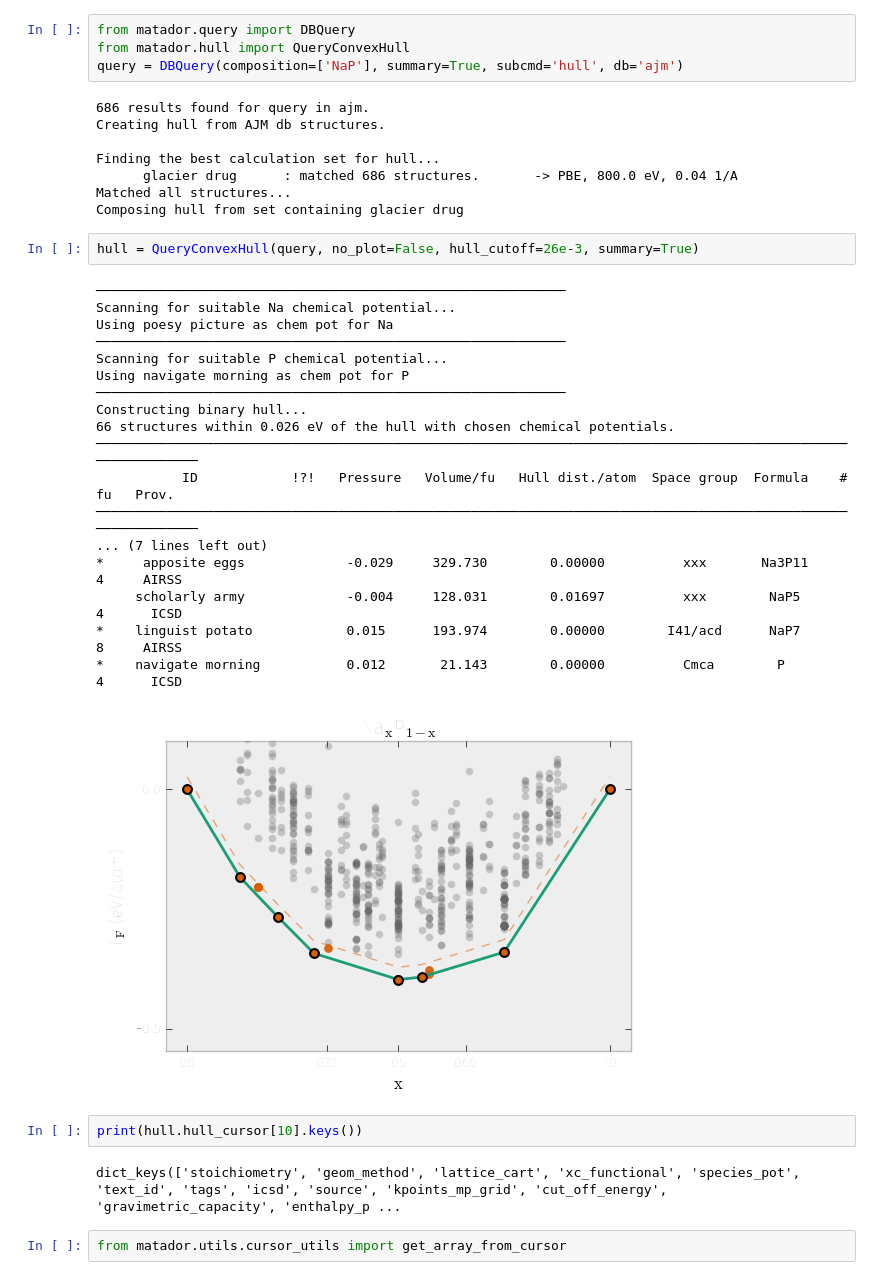
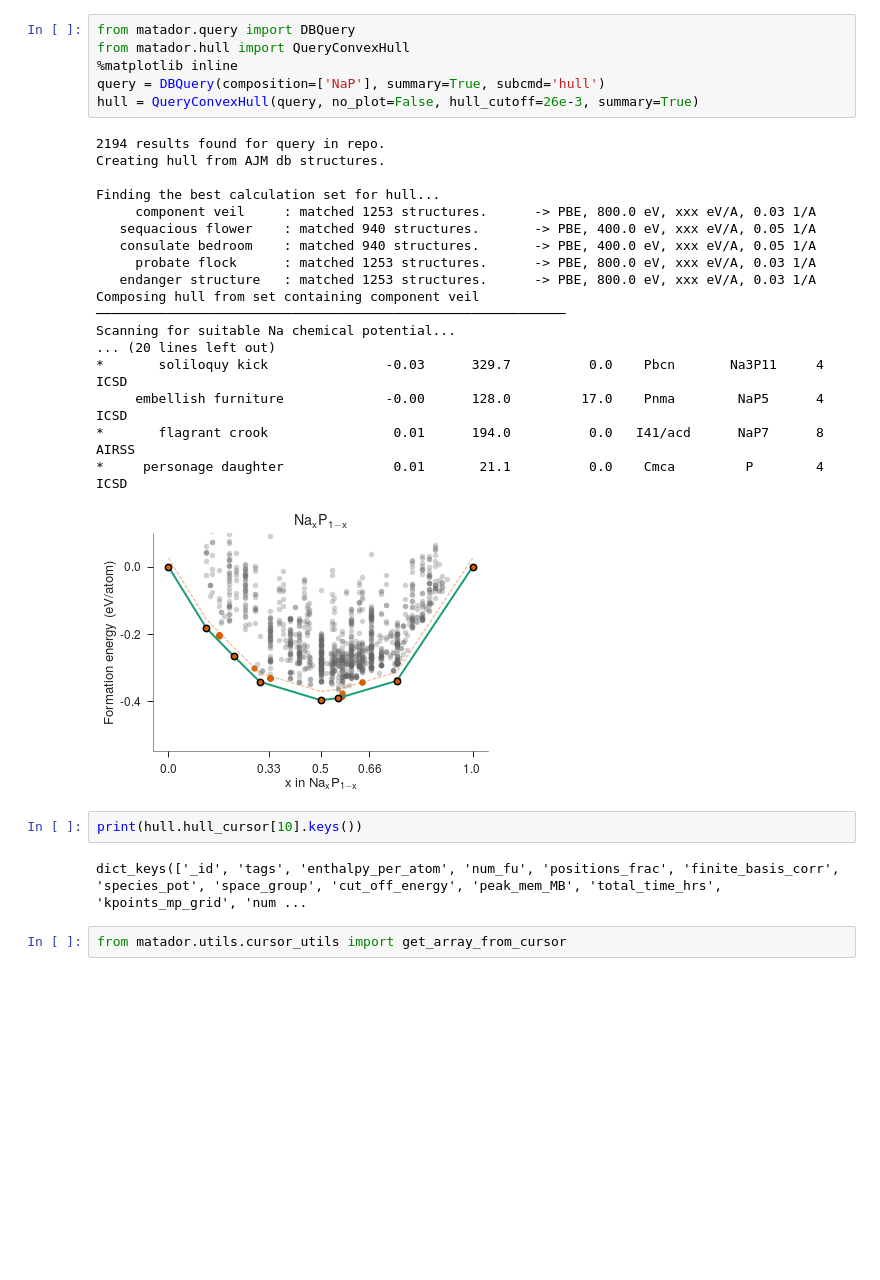
Before and after one commit to ml-evs/matador, a Jupyter notebook: examples/hull/hull.ipynb, the cells around one changed output. Cells and saved outputs as stored; diff of their text form; blank space fills up the shorter version.

```diff
--- a/examples/hull/hull.ipynb
+++ b/examples/hull/hull.ipynb
@@ -1,40 +1,32 @@
 # %%
 from matador.query import DBQuery
 from matador.hull import QueryConvexHull
-query = DBQuery(composition=['NaP'], summary=True, subcmd='hull', db='ajm')
+%matplotlib inline
+query = DBQuery(composition=['NaP'], summary=True, subcmd='hull')
+hull = QueryConvexHull(query, no_plot=False, hull_cutoff=26e-3, summary=True)
 # %% [output]
-686 results found for query in ajm.
+2194 results found for query in repo.
 Creating hull from AJM db structures.
 
 Finding the best calculation set for hull...
-      glacier drug      : matched 686 structures.       -> PBE, 800.0 eV, 0.04 1/A
-Matched all structures...
-Composing hull from set containing glacier drug
+     component veil     : matched 1253 structures.      -> PBE, 800.0 eV, xxx eV/A, 0.03 1/A
+   sequacious flower    : matched 940 structures.       -> PBE, 400.0 eV, xxx eV/A, 0.05 1/A
+   consulate bedroom    : matched 940 structures.       -> PBE, 400.0 eV, xxx eV/A, 0.05 1/A
+     probate flock      : matched 1253 structures.      -> PBE, 800.0 eV, xxx eV/A, 0.03 1/A
+   endanger structure   : matched 1253 structures.      -> PBE, 800.0 eV, xxx eV/A, 0.03 1/A
+Composing hull from set containing component veil
+────────────────────────────────────────────────────────────
+Scanning for suitable Na chemical potential...
+... (20 lines left out)
+*       soliloquy kick               -0.03      329.7          0.0    Pbcn       Na3P11     4      ICSD
+     embellish furniture             -0.00      128.0         17.0    Pnma        NaP5      4      ICSD
+*       flagrant crook                0.01      194.0          0.0   I41/acd      NaP7      8     AIRSS
+*     personage daughter              0.01       21.1          0.0    Cmca         P        4      ICSD
+[figure, added]
-# %%
-hull = QueryConvexHull(query, no_plot=False, hull_cutoff=26e-3, summary=True)
-# %% [output]
-────────────────────────────────────────────────────────────
-Scanning for suitable Na chemical potential...
-Using poesy picture as chem pot for Na
-────────────────────────────────────────────────────────────
-Scanning for suitable P chemical potential...
-Using navigate morning as chem pot for P
-────────────────────────────────────────────────────────────
-Constructing binary hull...
-66 structures within 0.026 eV of the hull with chosen chemical potentials.
-─────────────────────────────────────────────────────────────────────────────────────────────────────────────
-           ID            !?!   Pressure   Volume/fu   Hull dist./atom  Space group  Formula    # fu   Prov.
-─────────────────────────────────────────────────────────────────────────────────────────────────────────────
-... (7 lines left out)
-*     apposite eggs             -0.029     329.730        0.00000          xxx       Na3P11     4     AIRSS
-     scholarly army             -0.004     128.031        0.01697          xxx        NaP5      4      ICSD
-*    linguist potato            0.015      193.974        0.00000        I41/acd      NaP7      8     AIRSS
-*    navigate morning           0.012       21.143        0.00000          Cmca        P        4      ICSD
-[figure, removed]
 # %%
 print(hull.hull_cursor[10].keys())
 # %% [output]
-dict_keys(['stoichiometry', 'geom_method', 'lattice_cart', 'xc_functional', 'species_pot', 'text_id', 'tags', 'icsd', 'source', 'kpoints_mp_grid', 'cut_off_energy', 'gravimetric_capacity', 'enthalpy_p ...
+dict_keys(['_id', 'tags', 'enthalpy_per_atom', 'num_fu', 'positions_frac', 'finite_basis_corr', 'species_pot', 'space_group', 'cut_off_energy', 'peak_mem_MB', 'total_time_hrs', 'kpoints_mp_grid', 'num ...
 # %%
 from matador.utils.cursor_utils import get_array_from_cursor
 # %%
```
Also changed, not shown: parts of 1 cell of this notebook, 7 other files.
